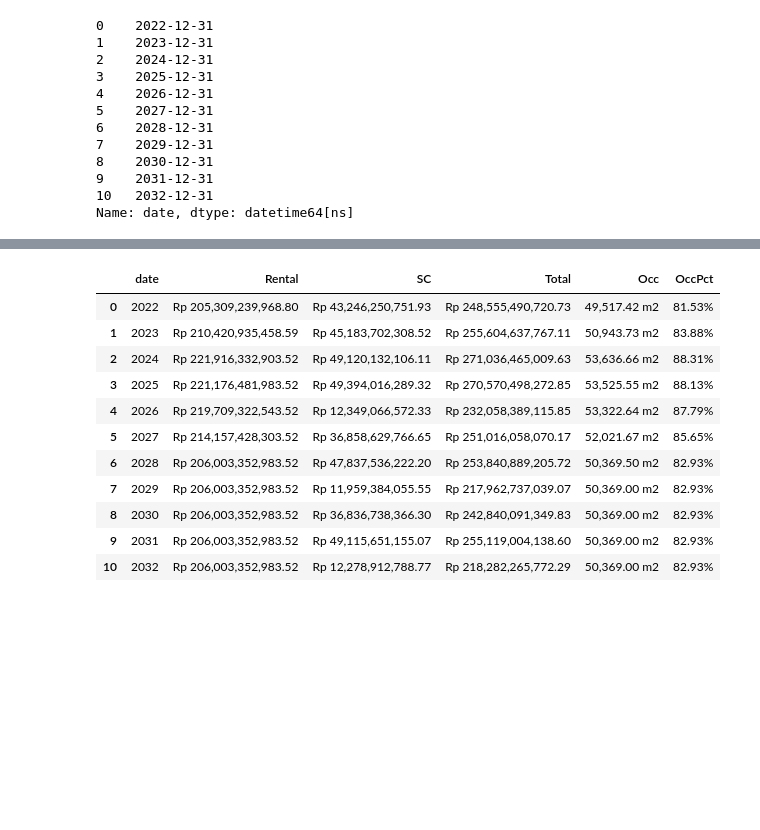
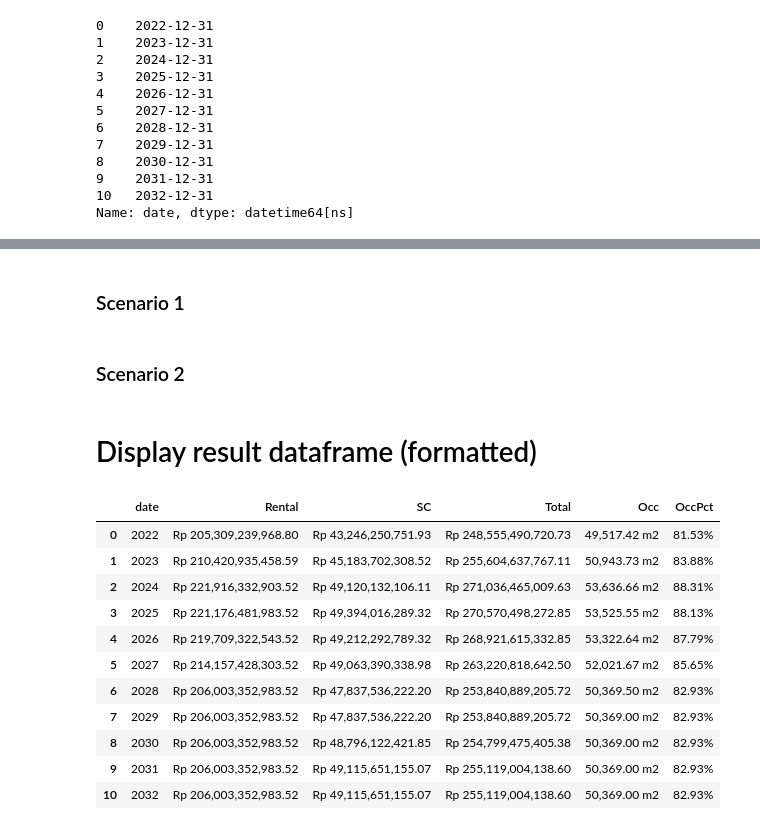
Before and after one commit to samawi/office, a Jupyter notebook: revenue-streamlit/revenue.ipynb, the cells around one changed output, grey strips where cells are left out. Cells and saved outputs as stored; diff of their text form; code cells hidden in the pictures; blank space fills up the shorter version.

Commit message:
become 2 scenarios

```diff
--- a/revenue-streamlit/revenue.ipynb
+++ b/revenue-streamlit/revenue.ipynb
@@ -41,0 +17,17 @@ Unknown extension is not supported and will be removed
+# %%
+
+# open excel file
+excel_file_01 = "tenancy_list_scenario_01.xlsx"
+wb_01 = openpyxl.load_workbook(excel_file_01, data_only=True)
+
+# getting all sheets
+sheets = wb_01.sheetnames
+
+# getting a particular sheet
+sheet_params_01 = wb_01["params"]
+sheet_data_01 = wb_01["tenant"]
+
+# reading parameters
+date_start_01 = sheet_params_01["C4"].value
+date_end_01 = sheet_params_01['C5'].value
+area_rentable_office_01 = sheet_params_01["C6"].value
@@ -356 +398,3 @@ See Full Dataframe in Mito
+# %% [markdown]
+### Scenario 1
 # %%
@@ -367,3 +407,5 @@ my_sheet.range('B:B').font.bold = True
 my_sheet.range('7:7').font.bold = True
 my_sheet.range('C5:M8').number_format = '0,00#'
 my_sheet.range('C9:M9').number_format = '0.00%'
+# %% [markdown]
+### Scenario 2
@@ -370,30 +422,32 @@ my_sheet.range('C9:M9').number_format = '0.00%'
+# %% [markdown]
+# Display result dataframe (formatted)
 # %%
 
 format_mapping = {
     "date": "{:%Y}",
     "Rental": "Rp {:,.2f}",
     "SC": "Rp {:,.2f}",
     "Total": "Rp {:,.2f}",
     "Occ": "{:,.2f} m2",
     "OccPct": "{:,.2%}",
 }
 
 # print dataframe
-df_sum_styled = df_sum.style.format(format_mapping)
+df_sum_styled = df_sum_01.style.format(format_mapping)
 #df_sum_styled['date'] = df_sum_styled['date'].dt.strftime("%Y")
 df_sum_styled
 # %% [output]
 |  | date | Rental | SC | Total | Occ | OccPct |
 | 0 | 2022 | Rp 205,309,239,968.80 | Rp 43,246,250,751.93 | Rp 248,555,490,720.73 | 49,517.42 m2 | 81.53% |
 | 1 | 2023 | Rp 210,420,935,458.59 | Rp 45,183,702,308.52 | Rp 255,604,637,767.11 | 50,943.73 m2 | 83.88% |
 | 2 | 2024 | Rp 221,916,332,903.52 | Rp 49,120,132,106.11 | Rp 271,036,465,009.63 | 53,636.66 m2 | 88.31% |
 | 3 | 2025 | Rp 221,176,481,983.52 | Rp 49,394,016,289.32 | Rp 270,570,498,272.85 | 53,525.55 m2 | 88.13% |
-| 4 | 2026 | Rp 219,709,322,543.52 | Rp 12,349,066,572.33 | Rp 232,058,389,115.85 | 53,322.64 m2 | 87.79% |
-| 5 | 2027 | Rp 214,157,428,303.52 | Rp 36,858,629,766.65 | Rp 251,016,058,070.17 | 52,021.67 m2 | 85.65% |
+| 4 | 2026 | Rp 219,709,322,543.52 | Rp 49,212,292,789.32 | Rp 268,921,615,332.85 | 53,322.64 m2 | 87.79% |
+| 5 | 2027 | Rp 214,157,428,303.52 | Rp 49,063,390,338.98 | Rp 263,220,818,642.50 | 52,021.67 m2 | 85.65% |
 | 6 | 2028 | Rp 206,003,352,983.52 | Rp 47,837,536,222.20 | Rp 253,840,889,205.72 | 50,369.50 m2 | 82.93% |
-| 7 | 2029 | Rp 206,003,352,983.52 | Rp 11,959,384,055.55 | Rp 217,962,737,039.07 | 50,369.00 m2 | 82.93% |
-| 8 | 2030 | Rp 206,003,352,983.52 | Rp 36,836,738,366.30 | Rp 242,840,091,349.83 | 50,369.00 m2 | 82.93% |
+| 7 | 2029 | Rp 206,003,352,983.52 | Rp 47,837,536,222.20 | Rp 253,840,889,205.72 | 50,369.00 m2 | 82.93% |
+| 8 | 2030 | Rp 206,003,352,983.52 | Rp 48,796,122,421.85 | Rp 254,799,475,405.38 | 50,369.00 m2 | 82.93% |
 | 9 | 2031 | Rp 206,003,352,983.52 | Rp 49,115,651,155.07 | Rp 255,119,004,138.60 | 50,369.00 m2 | 82.93% |
-| 10 | 2032 | Rp 206,003,352,983.52 | Rp 12,278,912,788.77 | Rp 218,282,265,772.29 | 50,369.00 m2 | 82.93% |
+| 10 | 2032 | Rp 206,003,352,983.52 | Rp 49,115,651,155.07 | Rp 255,119,004,138.60 | 50,369.00 m2 | 82.93% |
 # %%
 
```
Also changed, not shown: parts of 22 cells of this notebook, 5 other files.
